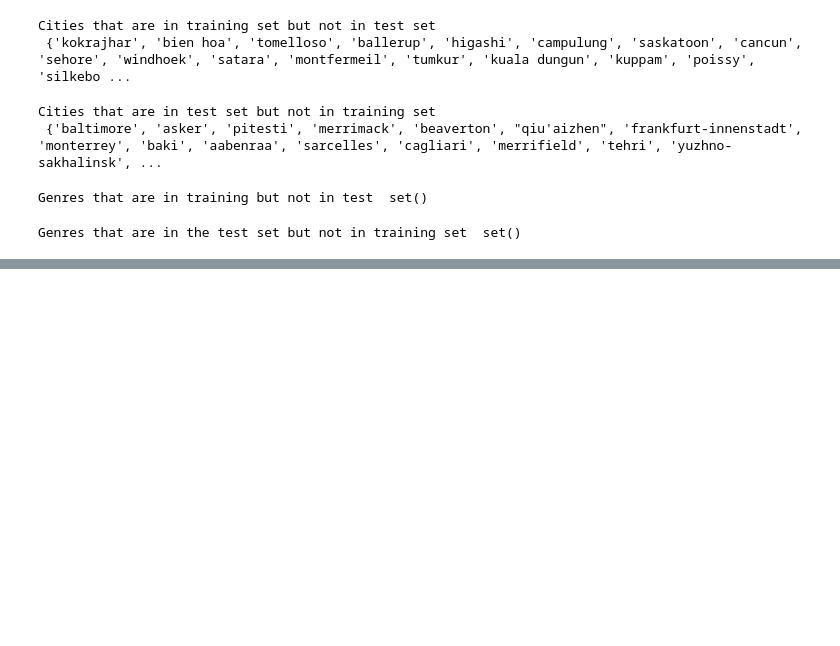
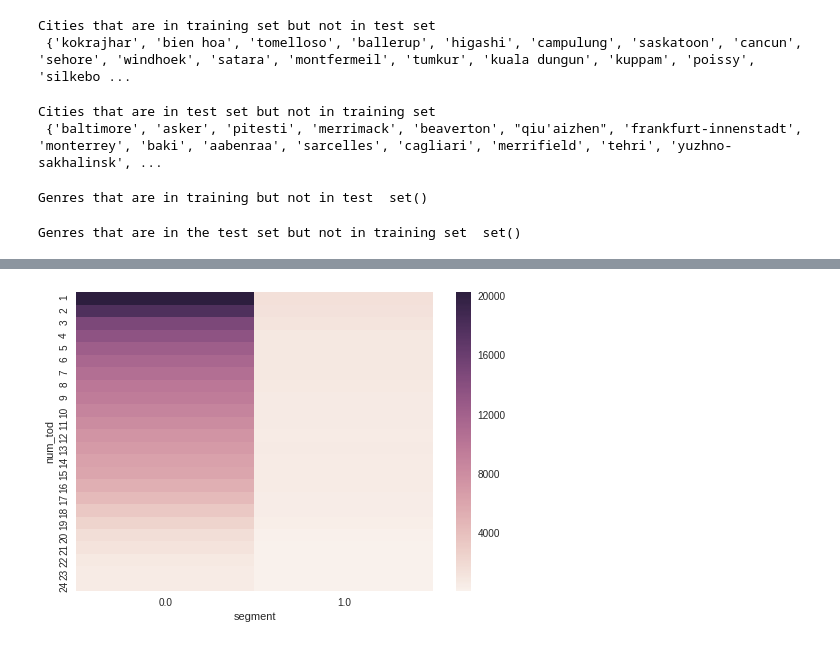
Before and after one commit to numb3r33/India_Hacks_2017, a Jupyter notebook: notebooks/Experiment4-(EDAHotstar).ipynb, the cells around one changed output, grey strips where cells are left out. Cells and saved outputs as stored; diff of their text form; code cells hidden in the pictures; blank space fills up the shorter version.

```diff
--- a/notebooks/Experiment4-(EDAHotstar).ipynb
+++ b/notebooks/Experiment4-(EDAHotstar).ipynb
@@ -154,0 +124,5 @@ data
+# %%
+ss = pd.crosstab(data.loc[train_mask, 'num_tod'], data.loc[train_mask, 'segment'])
+sns.heatmap(ss);
+# %% [output]
+[figure, added]
```
Also changed, not shown: parts of 34 cells of this notebook, 3 other files.
